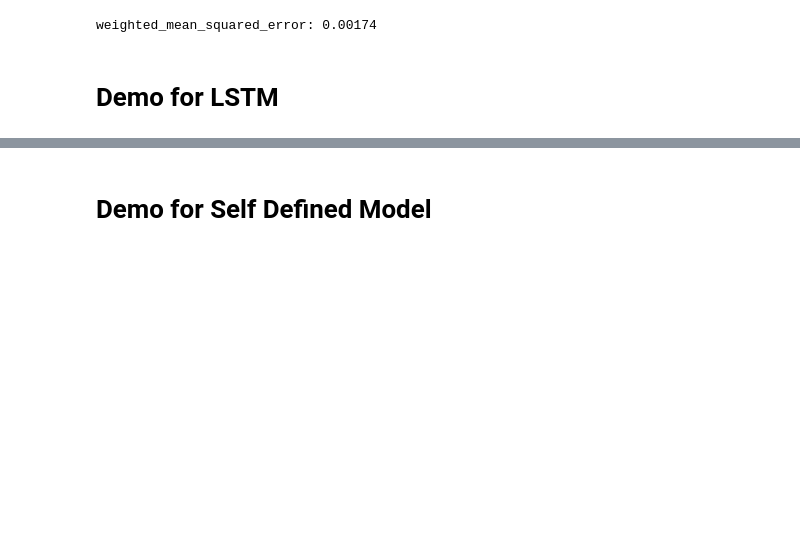
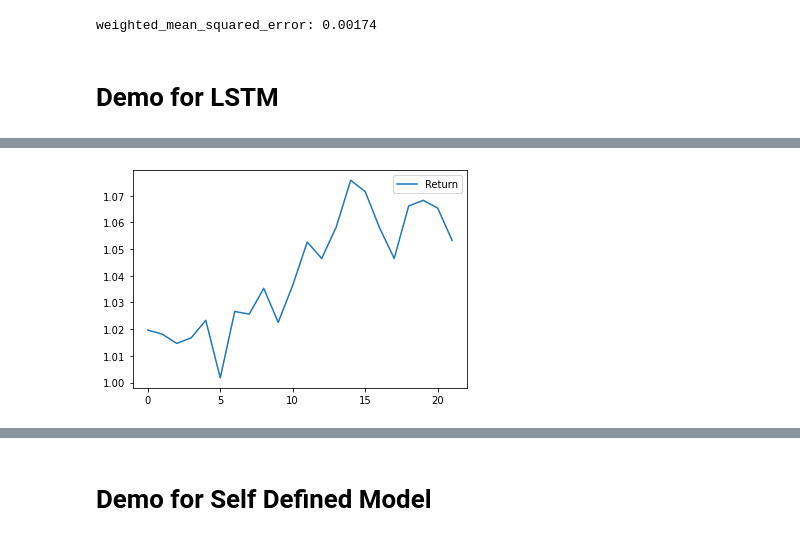
Before and after one commit to yzyk/ai-stock-selection, a Jupyter notebook: test.ipynb, the cells around one changed output, grey strips where cells are left out. Saved outputs shown, nothing was run; the diff lists cells and outputs as text; code cells hidden in the pictures; blank space fills up the shorter version.

```diff
--- a/test.ipynb
+++ b/test.ipynb
@@ -190,0 +172,8 @@ df[df['Ticker'] == long][['Date', 'Return']]
+# %%
+global_p = p.EmptyPortfolio()
+# %%
+global_p.add_portfolio(portfolio)
+# %%
+global_p.performance.plot_portfolio_value()
+# %% [output]
+[figure, added]
```
Also changed, not shown: parts of 37 cells of this notebook, 14 other files.
